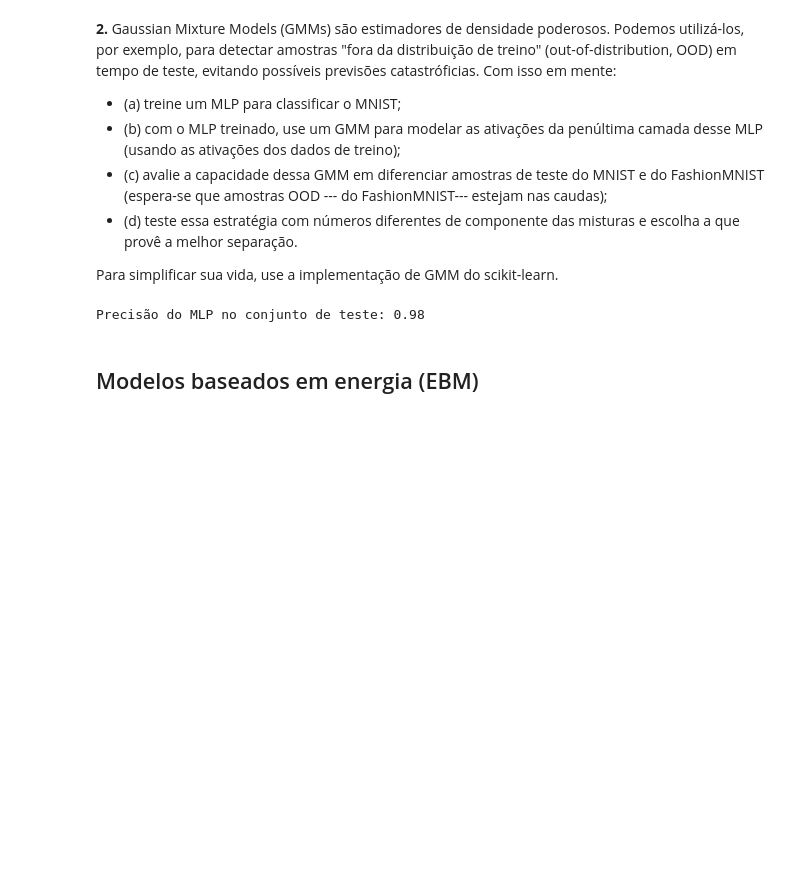
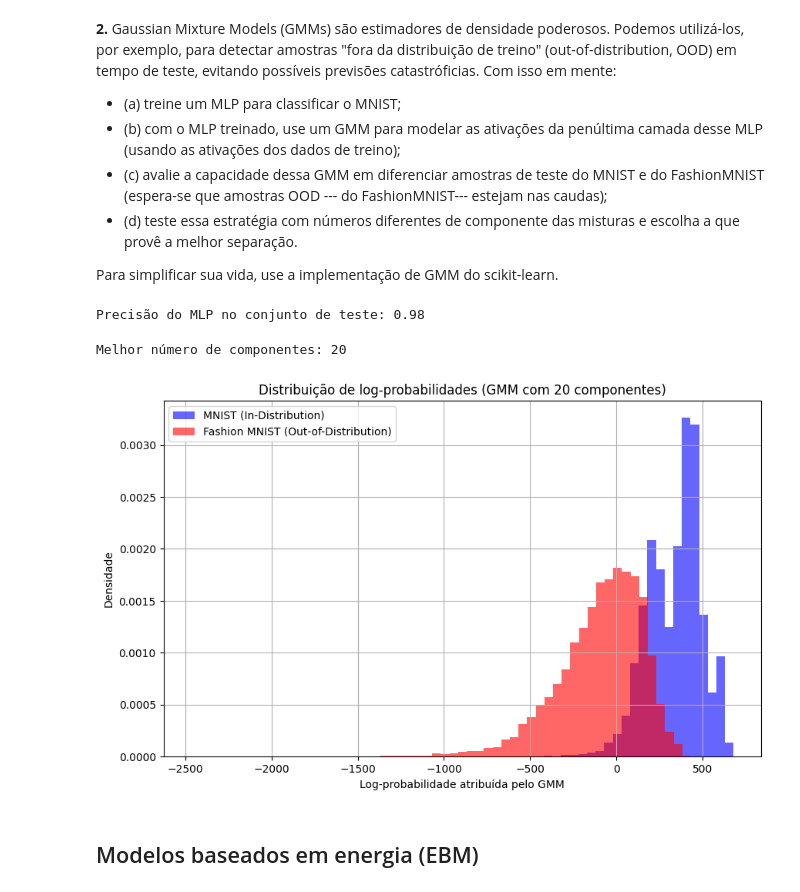
Before and after one commit to PedroPHC25/Machine-Learning, a Jupyter notebook: Ex03.ipynb, the cells around one changed output. Cells and saved outputs as stored; diff of their text form; code cells hidden in the pictures; blank space fills up the shorter version.

```diff
--- a/Ex03.ipynb
+++ b/Ex03.ipynb
@@ -474,10 +478,15 @@ mlp_epochs = 10
 mlp_lr = 0.001
 device = torch.device("cuda" if torch.cuda.is_available() else "cpu")
 
+# Pegando o conjunto de teste do Fashion MNIST que é menor e mais coerente com o de teste do MNIST
+# que será usado para diferenciar pontos de dentro e de fora da amostra
+fashion_mnist_testset = torchvision.datasets.FashionMNIST(root='./data', train=False, download=True,
+                                                          transform=torchvision.transforms.ToTensor())
+
 # Carregando os dados
 mnist_train_loader = DataLoader(mnist_trainset, batch_size = batch_size, shuffle = True)
 mnist_test_loader = DataLoader(mnist_testset, batch_size = batch_size, shuffle = False)
-fashion_mnist_train_loader = DataLoader(fashion_mnist_trainset, batch_size = batch_size, shuffle = False)
+fashion_mnist_test_loader = DataLoader(fashion_mnist_testset, batch_size = batch_size, shuffle = False)
 
 # (a) Treinando o modelo MLP para classificar o MNIST
 
@@ -565,10 +574,10 @@ def extract_features(model, dataloader):
 # Extraindo as features dos conjuntos de treino e teste e do FashionMNIST
 mnist_train_features = extract_features(mlp_model, mnist_train_loader)
 mnist_test_features = extract_features(mlp_model, mnist_test_loader)
-fashion_mnist_train_features = extract_features(mlp_model, fashion_mnist_train_loader)
+fashion_mnist_test_features = extract_features(mlp_model, fashion_mnist_test_loader)
 
 # Rótulos verdadeiros da predição de OOD
-true_ood_labels = np.concatenate([np.zeros(len(mnist_test_features)), np.ones(len(fashion_mnist_train_features))])
+true_ood_labels = np.concatenate([np.zeros(len(mnist_test_features)), np.ones(len(fashion_mnist_test_features))])
 
 # Função para ajustar um GMM às features dos dados de treino
 def fit_and_evaluate_gmm(n_comp):
@@ -577,7 +586,7 @@ def fit_and_evaluate_gmm(n_comp):
 
     # Calculando os scores para os dois conjuntos de avaliação
     log_probs_mnist = gmm.score_samples(mnist_test_features)
-    log_probs_fashion_mnist = gmm.score_samples(fashion_mnist_train_features)
+    log_probs_fashion_mnist = gmm.score_samples(fashion_mnist_test_features)
 
     all_log_probs = np.concatenate([log_probs_mnist, log_probs_fashion_mnist])
     # Invertendo para que os pontos OOD tenham valores maiores
@@ -592,7 +601,7 @@ def fit_and_evaluate_gmm(n_comp):
 
 import joblib
 
-n_components_options = [10, 20, 50, 100]
+n_components_options = [5, 10, 20]
 best_n_components = -1
 # Usando a AUC ROC para avaliar
 best_roc_auc = -1
@@ -610,22 +619,31 @@ if not os.path.exists("best_gmm_model.joblib"):
     print(f"Melhor número de componentes: {best_n_components}; AUC ROC: {best_roc_auc}")
     # Salvando o modelo
     joblib.dump(best_gmm, "best_gmm_model.joblib")
+
+best_gmm = joblib.load("best_gmm_model.joblib")
+
+print(f"Melhor número de componentes: {best_gmm.n_components}")
+# %% [output]
+Melhor número de componentes: 20
 # %%
 # Plotando as distribuições dos scores dos dados de dentro e de fora da amostra
-best_gmm = joblib.load("best_gmm_model.joblib")
+best_log_probs_mnist = best_gmm.score_samples(mnist_test_features)
+best_log_probs_fashion_mnist = best_gmm.score_samples(fashion_mnist_test_features)
 
-best_log_probs_mnist = best_gmm.score_samples(mnist_test_features)
-best_log_probs_fashion_mnist = best_gmm.score_samples(fashion_mnist_train_features)
+bins_edges_mnist = np.arange(np.min(best_log_probs_mnist), np.max(best_log_probs_mnist) + 50, 50)
+bins_edges_fashion_mnist = np.arange(np.min(best_log_probs_fashion_mnist), np.max(best_log_probs_fashion_mnist) + 50, 50)
 
 plt.figure(figsize = (10, 6))
-plt.hist(best_log_probs_mnist, bins = 50, density = True, alpha = 0.6, label = "MNIST (In-Distribution)", color = "blue")
-plt.hist(best_log_probs_fashion_mnist, bins = 50, density = True, alpha = 0.6, label = "Fashion MNIST (Out-of-Distribution)", color = "red")
+plt.hist(best_log_probs_mnist, bins = bins_edges_mnist, density = True, alpha = 0.6, label = "MNIST (In-Distribution)", color = "blue")
+plt.hist(best_log_probs_fashion_mnist, bins = bins_edges_fashion_mnist, density = True, alpha = 0.6, label = "Fashion MNIST (Out-of-Distribution)", color = "red")
 plt.title(f"Distribuição de log-probabilidades (GMM com {best_gmm.n_components} componentes)")
 plt.xlabel("Log-probabilidade atribuída pelo GMM")
 plt.ylabel("Densidade")
 plt.legend()
 plt.grid(True)
 plt.show()
+# %% [output]
+[figure, added]
 # %% [markdown]
 ## Modelos baseados em energia (EBM)
 # %%
```
Also changed, not shown: parts of 11 cells of this notebook, 5 other files.
